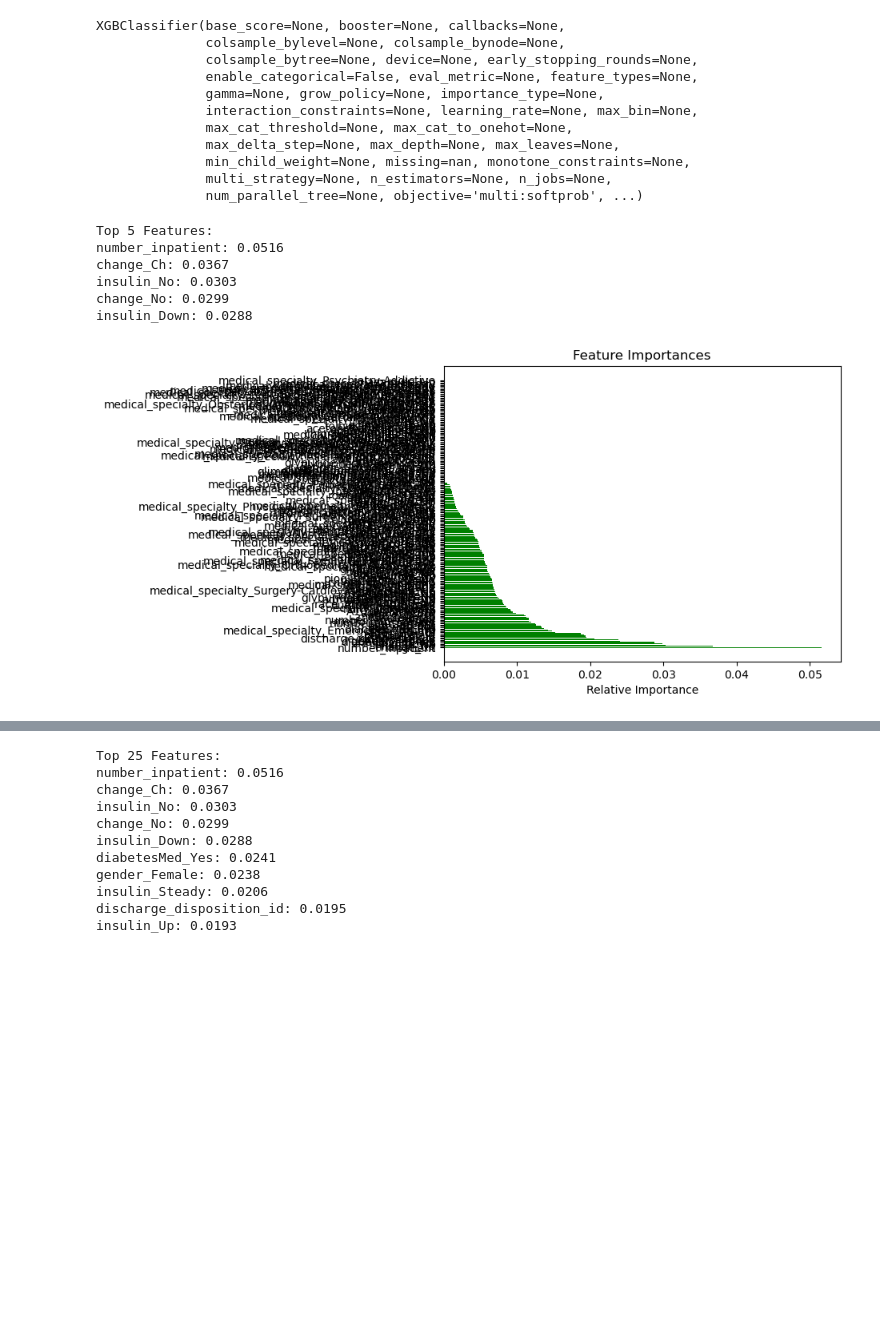
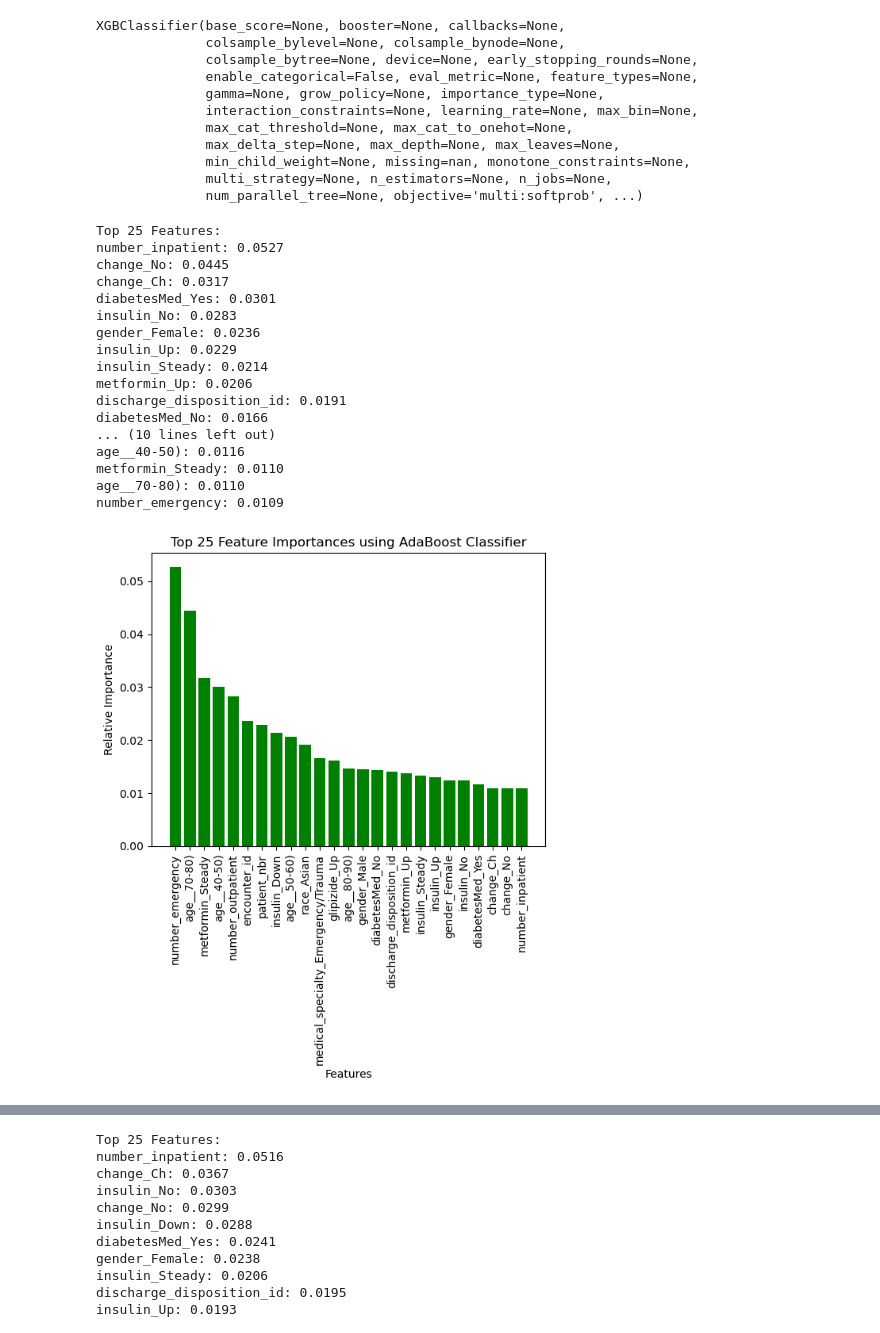
Before and after one commit to DiyadotSaha/ML_Diabetes_Project, a Jupyter notebook: Feature Selection with SMOTEEN.ipynb, the cells around one changed output, grey strips where cells are left out. Drawn from its saved outputs; the diff is of its cells as text; code cells hidden in the pictures; blank space fills up the shorter version.

Commit message:
updated graphs

```diff
--- a/Feature Selection with SMOTEEN.ipynb
+++ b/Feature Selection with SMOTEEN.ipynb
@@ -76,10 +76,9 @@ Requirement already satisfied: threadpoolctl>=2.0.0 in /Users/abhinandganesh/ana
 Successfully installed imbalanced-learn-0.11.0 scikit-learn-1.3.2
 Note: you may need to restart the kernel to use updated packages.
 # %%
-# Reading in the CSV file
 Xtr = pd.read_csv("data/X_TRAINING_SET_Diabetes_ENCODED.csv")
 Ytr = pd.read_csv("data/Y_TRAINING_SET.csv")
-Xtr = Xtr.drop(columns=['Unnamed: 0'])
+Xtr = Xtr.drop(columns=['Unnamed: 0','index'])
 
 Xtest = pd.read_csv("data/X_VALIDATION_SET_ENCODED.csv")
 Ytest = pd.read_csv("data/Y_VALIDATION_SET.csv")
@@ -384,33 +398,39 @@ XGBClassifier(base_score=None, booster=None, callbacks=None,
               multi_strategy=None, n_estimators=None, n_jobs=None,
               num_parallel_tree=None, objective='multi:softprob', ...)
 # %%
-importances = cls.feature_importances_
-indices = np.argsort(importances)[::-1]  # Reverse the order to get descending importance
-features = X_tr_bal.columns
-
-n = 5  # You can change this to the desired number of features
+n = 25  # You can change this to the desired number of features
 top_n_indices = indices[:n]
 top_n_features = [features[i] for i in top_n_indices]
 top_n_importances = importances[top_n_indices]
 
 print(f'Top {n} Features:')
 for feature, importance in zip(top_n_features, top_n_importances):
     print(f'{feature}: {importance:.4f}')
-
-# Plot the bar chart
-plt.title('Feature Importances')
-plt.barh(range(len(indices)), importances[indices], color='g', align='center')
-plt.yticks(range(len(indices)), [features[i] for i in indices])
-plt.xlabel('Relative Importance')
+plt.title(f'Top {n} Feature Importances using AdaBoost Classifier')
+plt.bar(range(len(top_n_indices)-1, -1, -1), top_n_importances[::-1], color='g', align='center')
+plt.xticks(range(len(top_n_indices)), [features[i] for i in top_n_indices[::-1]], rotation='vertical')
+plt.ylabel('Relative Importance')
+plt.xlabel('Features')
 plt.show()
 # %% [output]
-Top 5 Features:
-number_inpatient: 0.0516
-change_Ch: 0.0367
-insulin_No: 0.0303
-change_No: 0.0299
-insulin_Down: 0.0288
+Top 25 Features:
+number_inpatient: 0.0527
+change_No: 0.0445
+change_Ch: 0.0317
+diabetesMed_Yes: 0.0301
+insulin_No: 0.0283
+gender_Female: 0.0236
+insulin_Up: 0.0229
+insulin_Steady: 0.0214
+metformin_Up: 0.0206
+discharge_disposition_id: 0.0191
+diabetesMed_No: 0.0166
+... (10 lines left out)
+age__40-50): 0.0116
+metformin_Steady: 0.0110
+age__70-80): 0.0110
+number_emergency: 0.0109
-[figure, old version]
+[figure, new version]
 # %%
 # Plot the bar chart for the top n importances
 plt.title(f'Top {n} Feature Importances using XGBoost Classifier')
```
Also changed, not shown: parts of 10 cells of this notebook, 1 other file.
